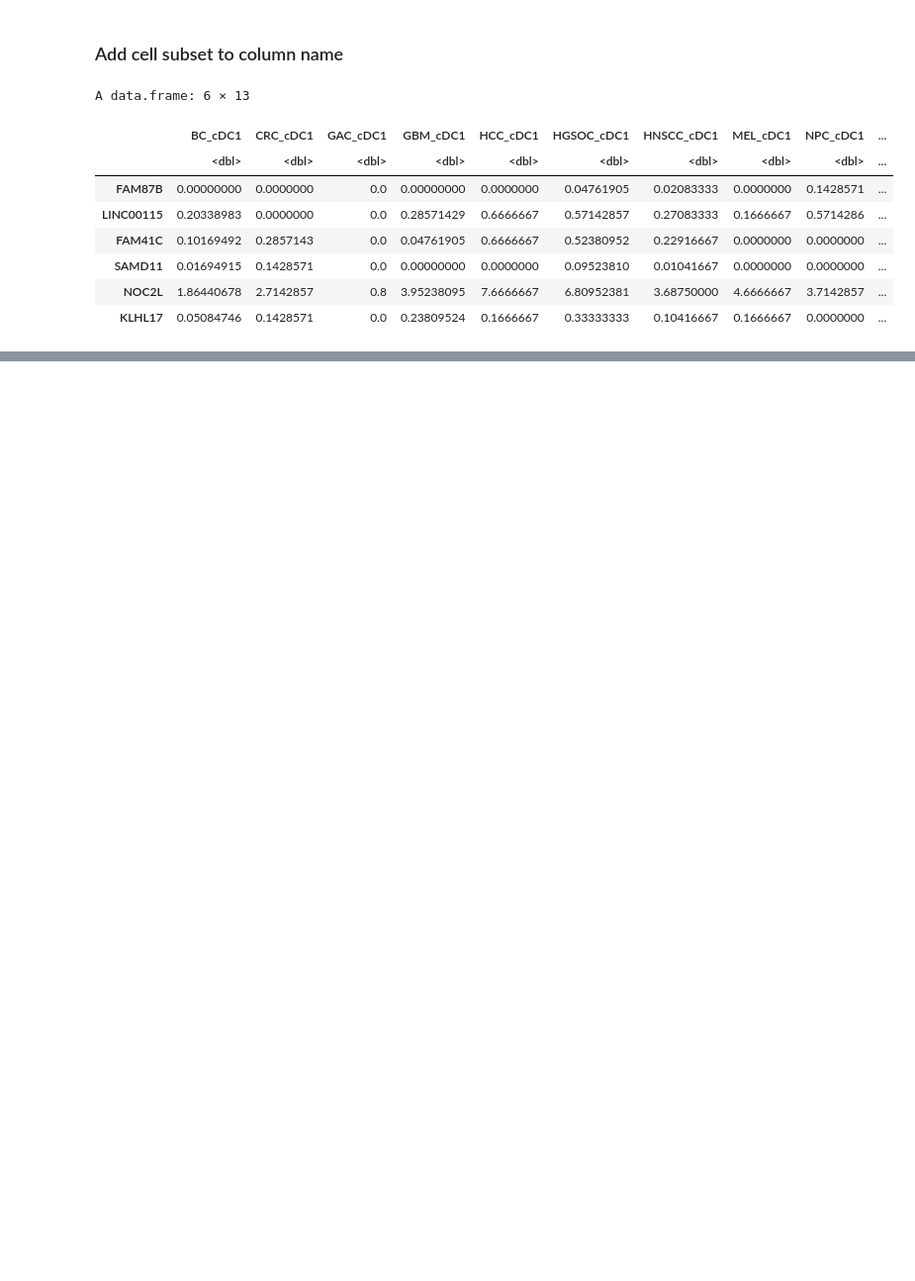
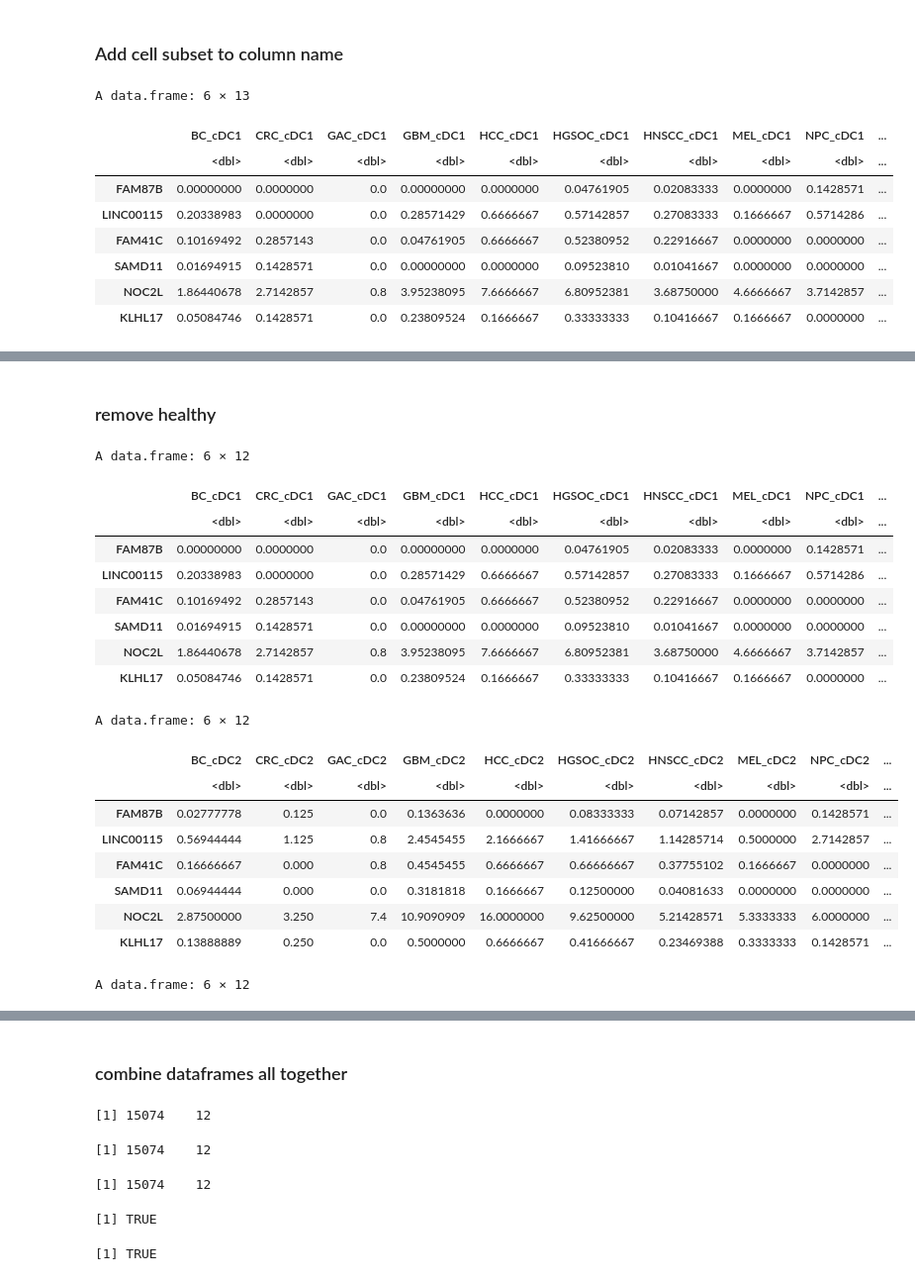
Before and after one commit to tuonglab/Nikita-project, a Jupyter notebook: notebooks/2025-04-17_Subset-correlation-pseudobulk.ipynb, the cells around one changed output, grey strips where cells are left out. Shown at 99% size. Saved outputs shown, nothing was run; the diff lists cells and outputs as text; code cells hidden in the pictures; blank space fills up the shorter version.

```diff
--- a/notebooks/2025-04-17_Subset-correlation-pseudobulk.ipynb
+++ b/notebooks/2025-04-17_Subset-correlation-pseudobulk.ipynb
@@ -186,0 +248,11 @@ A data.frame: 6 × 13
+# %%
+# Add cancer info to expression matrix
+cts_mregDC_t$cancer <- sampleinfo_mregDC[rownames(cts_mregDC_t), "cancer_broadest"]
+# %%
+#calculate mean expression per gene per cancer
+avg_expr_mregDC <- cts_mregDC_t %>%
+  group_by(cancer) %>%
+  summarise(across(where(is.numeric), mean), .groups = "drop")
+# %%
+avg_expr_mregDC_mat <- as.data.frame(t(avg_expr_mregDC[,-1]))  # remove cancer column
+colnames(avg_expr_mregDC_mat) <- avg_expr_mregDC$cancer
@@ -186,0 +273,30 @@ A data.frame: 6 × 13
+# %% [markdown]
+### remove healthy
+# %%
+avg_expr_mregDC_mat <- avg_expr_mregDC_mat[, colnames(avg_expr_mregDC_mat) != "NA_mregDC"]
+avg_expr_DC1_mat <- avg_expr_DC1_mat[, colnames(avg_expr_DC1_mat) != "NA_cDC1"]
+avg_expr_DC2_mat <- avg_expr_DC2_mat[, colnames(avg_expr_DC2_mat) != "NA_cDC2"]
+# %%
+head(avg_expr_DC1_mat)
+head(avg_expr_DC2_mat)
+head(avg_expr_mregDC_mat)
+# %% [output]
+A data.frame: 6 × 12
+|  | BC_cDC1 | CRC_cDC1 | GAC_cDC1 | GBM_cDC1 | HCC_cDC1 | HGSOC_cDC1 | HNSCC_cDC1 | MEL_cDC1 | NPC_cDC1 | ... |
+|  | <dbl> | <dbl> | <dbl> | <dbl> | <dbl> | <dbl> | <dbl> | <dbl> | <dbl> | ... |
+| FAM87B | 0.00000000 | 0.0000000 | 0.0 | 0.00000000 | 0.0000000 | 0.04761905 | 0.02083333 | 0.0000000 | 0.1428571 | ... |
+| LINC00115 | 0.20338983 | 0.0000000 | 0.0 | 0.28571429 | 0.6666667 | 0.57142857 | 0.27083333 | 0.1666667 | 0.5714286 | ... |
+| FAM41C | 0.10169492 | 0.2857143 | 0.0 | 0.04761905 | 0.6666667 | 0.52380952 | 0.22916667 | 0.0000000 | 0.0000000 | ... |
+| SAMD11 | 0.01694915 | 0.1428571 | 0.0 | 0.00000000 | 0.0000000 | 0.09523810 | 0.01041667 | 0.0000000 | 0.0000000 | ... |
+| NOC2L | 1.86440678 | 2.7142857 | 0.8 | 3.95238095 | 7.6666667 | 6.80952381 | 3.68750000 | 4.6666667 | 3.7142857 | ... |
+| KLHL17 | 0.05084746 | 0.1428571 | 0.0 | 0.23809524 | 0.1666667 | 0.33333333 | 0.10416667 | 0.1666667 | 0.0000000 | ... |
+A data.frame: 6 × 12
+|  | BC_cDC2 | CRC_cDC2 | GAC_cDC2 | GBM_cDC2 | HCC_cDC2 | HGSOC_cDC2 | HNSCC_cDC2 | MEL_cDC2 | NPC_cDC2 | ... |
+|  | <dbl> | <dbl> | <dbl> | <dbl> | <dbl> | <dbl> | <dbl> | <dbl> | <dbl> | ... |
+| FAM87B | 0.02777778 | 0.125 | 0.0 | 0.1363636 | 0.0000000 | 0.08333333 | 0.07142857 | 0.0000000 | 0.1428571 | ... |
+| LINC00115 | 0.56944444 | 1.125 | 0.8 | 2.4545455 | 2.1666667 | 1.41666667 | 1.14285714 | 0.5000000 | 2.7142857 | ... |
+| FAM41C | 0.16666667 | 0.000 | 0.8 | 0.4545455 | 0.6666667 | 0.66666667 | 0.37755102 | 0.1666667 | 0.0000000 | ... |
+| SAMD11 | 0.06944444 | 0.000 | 0.0 | 0.3181818 | 0.1666667 | 0.12500000 | 0.04081633 | 0.0000000 | 0.0000000 | ... |
+| NOC2L | 2.87500000 | 3.250 | 7.4 | 10.9090909 | 16.0000000 | 9.62500000 | 5.21428571 | 5.3333333 | 6.0000000 | ... |
+| KLHL17 | 0.13888889 | 0.250 | 0.0 | 0.5000000 | 0.6666667 | 0.41666667 | 0.23469388 | 0.3333333 | 0.1428571 | ... |
+A data.frame: 6 × 12
@@ -186,0 +311,16 @@ A data.frame: 6 × 13
+# %% [markdown]
+### combine dataframes all together
+# %%
+dim(avg_expr_DC1_mat)
+dim(avg_expr_DC2_mat)
+dim(avg_expr_mregDC_mat)
+# %% [output]
+[1] 15074    12
+[1] 15074    12
+[1] 15074    12
+# %%
+all(rownames(avg_expr_DC1_mat) == rownames(avg_expr_DC2_mat))
+all(rownames(avg_expr_DC1_mat) == rownames(avg_expr_mregDC_mat))
+# %% [output]
+[1] TRUE
+[1] TRUE
```
Also changed, not shown: parts of 24 cells of this notebook.
